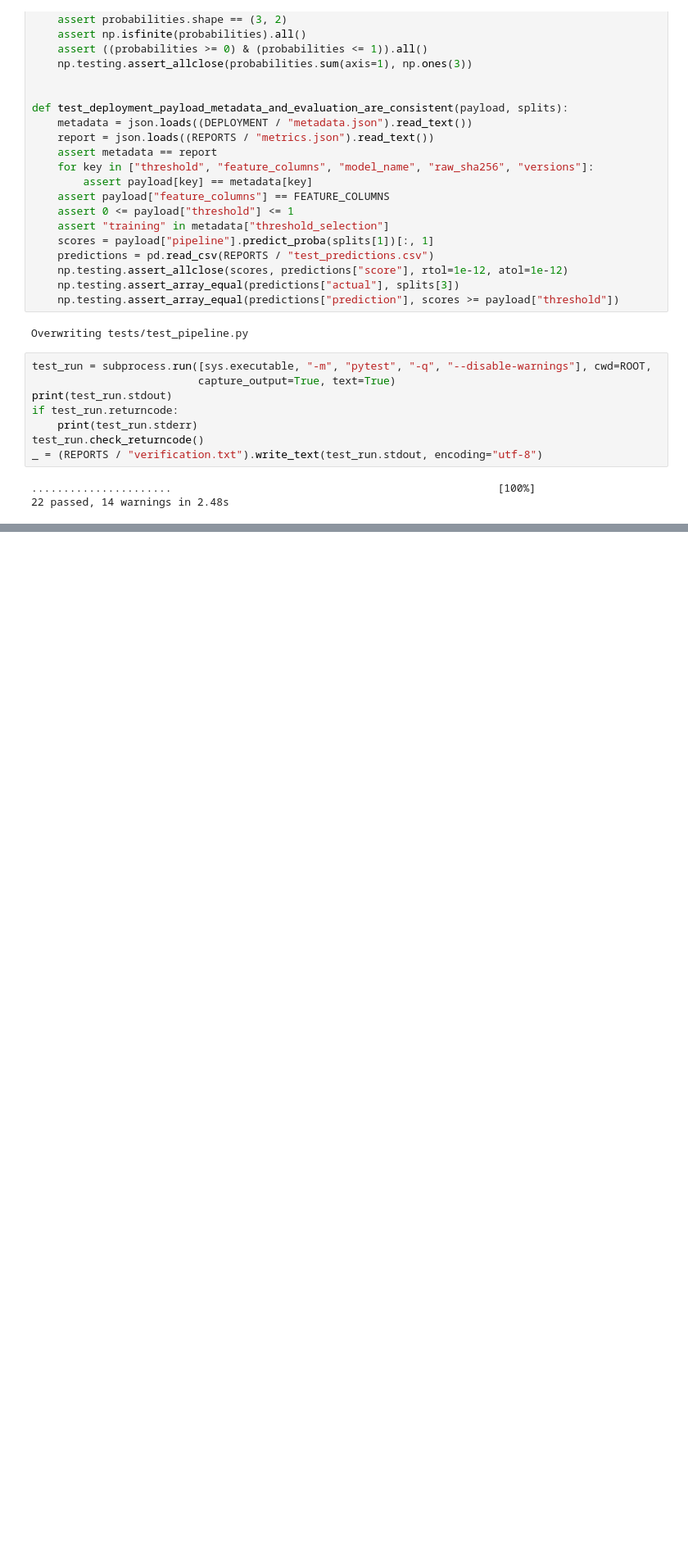
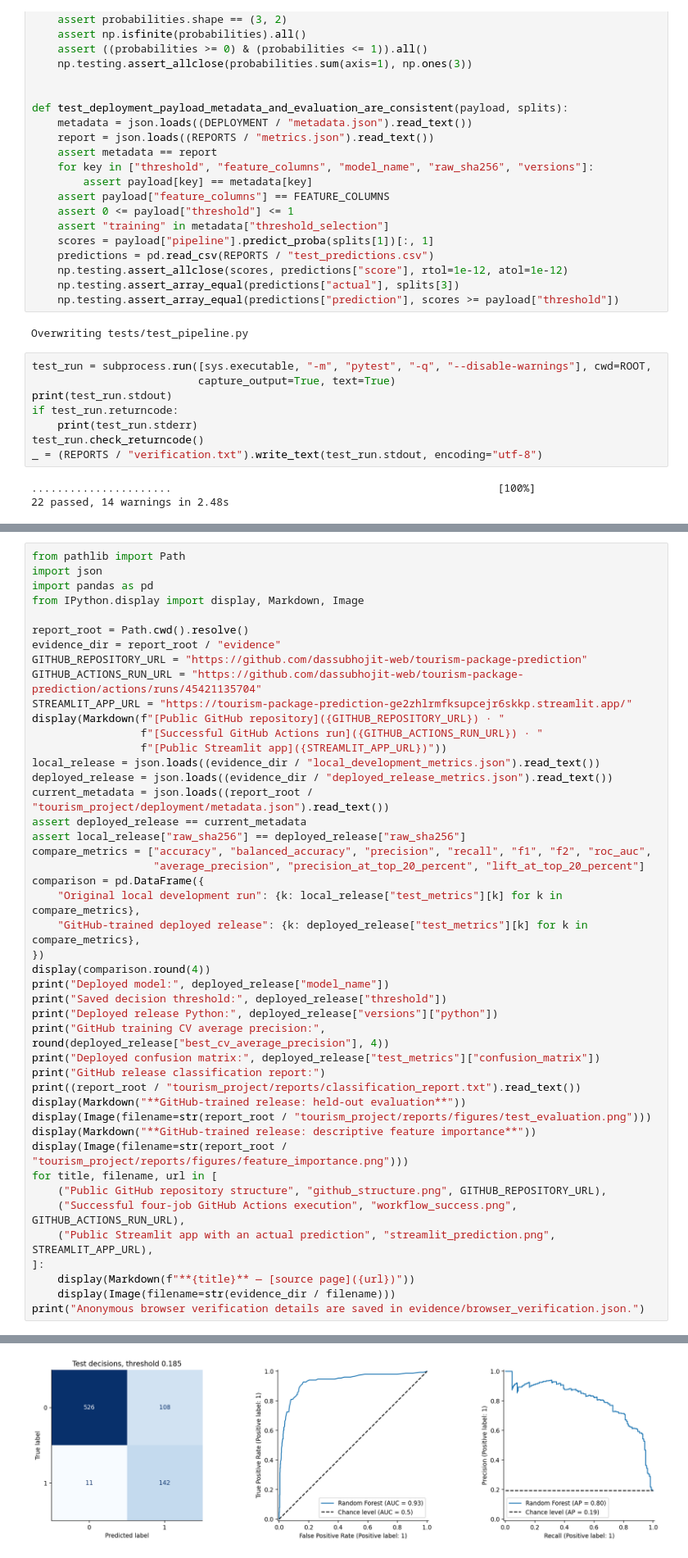
Before and after one commit to dassubhojit-web/tourism-package-prediction, a Jupyter notebook: Tourism_Package_Prediction_Completed.ipynb, the cells around one changed output, grey strips where cells are left out. Shown at 82% size. Saved outputs shown, nothing was run; the diff lists cells and outputs as text; blank space fills up the shorter version.

Commit message:
Add verified public deployment evidence and final report [skip ci]

```diff
--- a/Tourism_Package_Prediction_Completed.ipynb
+++ b/Tourism_Package_Prediction_Completed.ipynb
@@ -1736,0 +1728,46 @@ else:
+# %%
+from pathlib import Path
+import json
+import pandas as pd
+from IPython.display import display, Markdown, Image
+
+report_root = Path.cwd().resolve()
+evidence_dir = report_root / "evidence"
+GITHUB_REPOSITORY_URL = "https://github.com/dassubhojit-web/tourism-package-prediction"
+GITHUB_ACTIONS_RUN_URL = "https://github.com/dassubhojit-web/tourism-package-prediction/actions/runs/45421135704"
+STREAMLIT_APP_URL = "https://tourism-package-prediction-ge2zhlrmfksupcejr6skkp.streamlit.app/"
+display(Markdown(f"[Public GitHub repository]({GITHUB_REPOSITORY_URL}) · "
+                 f"[Successful GitHub Actions run]({GITHUB_ACTIONS_RUN_URL}) · "
+                 f"[Public Streamlit app]({STREAMLIT_APP_URL})"))
+local_release = json.loads((evidence_dir / "local_development_metrics.json").read_text())
+deployed_release = json.loads((evidence_dir / "deployed_release_metrics.json").read_text())
+current_metadata = json.loads((report_root / "tourism_project/deployment/metadata.json").read_text())
+assert deployed_release == current_metadata
+assert local_release["raw_sha256"] == deployed_release["raw_sha256"]
+compare_metrics = ["accuracy", "balanced_accuracy", "precision", "recall", "f1", "f2", "roc_auc",
+                   "average_precision", "precision_at_top_20_percent", "lift_at_top_20_percent"]
+comparison = pd.DataFrame({
+    "Original local development run": {k: local_release["test_metrics"][k] for k in compare_metrics},
+    "GitHub-trained deployed release": {k: deployed_release["test_metrics"][k] for k in compare_metrics},
+})
+display(comparison.round(4))
+print("Deployed model:", deployed_release["model_name"])
+print("Saved decision threshold:", deployed_release["threshold"])
+print("Deployed release Python:", deployed_release["versions"]["python"])
+print("GitHub training CV average precision:", round(deployed_release["best_cv_average_precision"], 4))
+print("Deployed confusion matrix:", deployed_release["test_metrics"]["confusion_matrix"])
+print("GitHub release classification report:")
+print((report_root / "tourism_project/reports/classification_report.txt").read_text())
+display(Markdown("**GitHub-trained release: held-out evaluation**"))
+display(Image(filename=str(report_root / "tourism_project/reports/figures/test_evaluation.png")))
+display(Markdown("**GitHub-trained release: descriptive feature importance**"))
+display(Image(filename=str(report_root / "tourism_project/reports/figures/feature_importance.png")))
+for title, filename, url in [
+    ("Public GitHub repository structure", "github_structure.png", GITHUB_REPOSITORY_URL),
+    ("Successful four-job GitHub Actions execution", "workflow_success.png", GITHUB_ACTIONS_RUN_URL),
+    ("Public Streamlit app with an actual prediction", "streamlit_prediction.png", STREAMLIT_APP_URL),
+]:
+    display(Markdown(f"**{title}** — [source page]({url})"))
+    display(Image(filename=str(evidence_dir / filename)))
+print("Anonymous browser verification details are saved in evidence/browser_verification.json.")
+# %% [output]
@@ -1736,0 +1801 @@ else:
+[figure, added]
```
Also changed, not shown: parts of 13 cells of this notebook, 11 other files.
